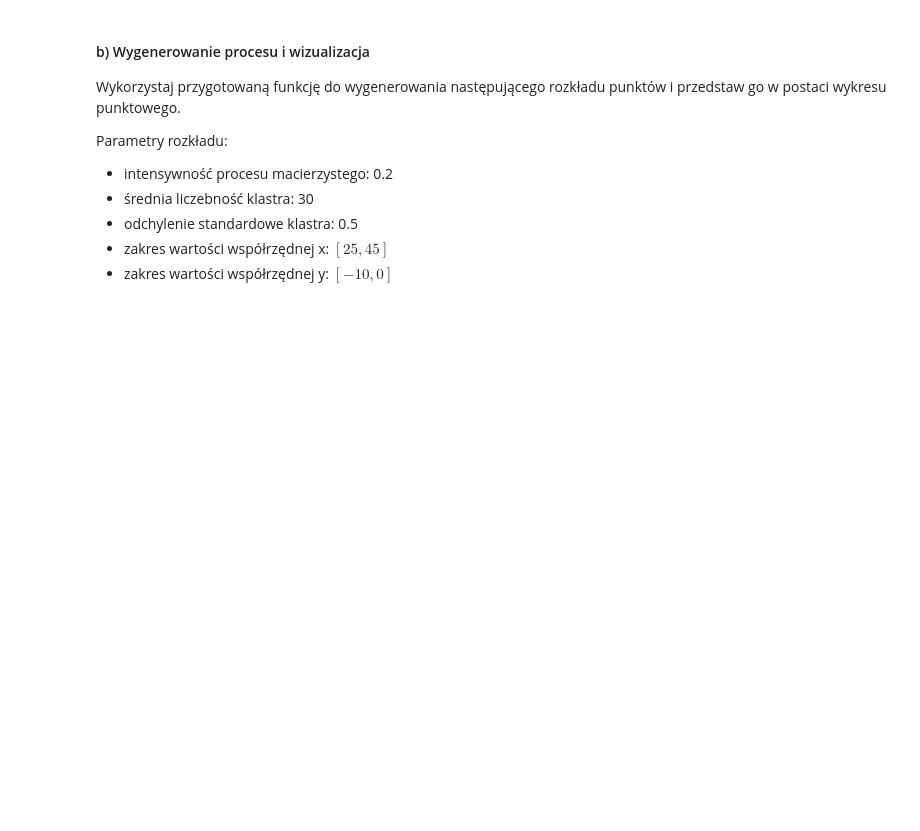
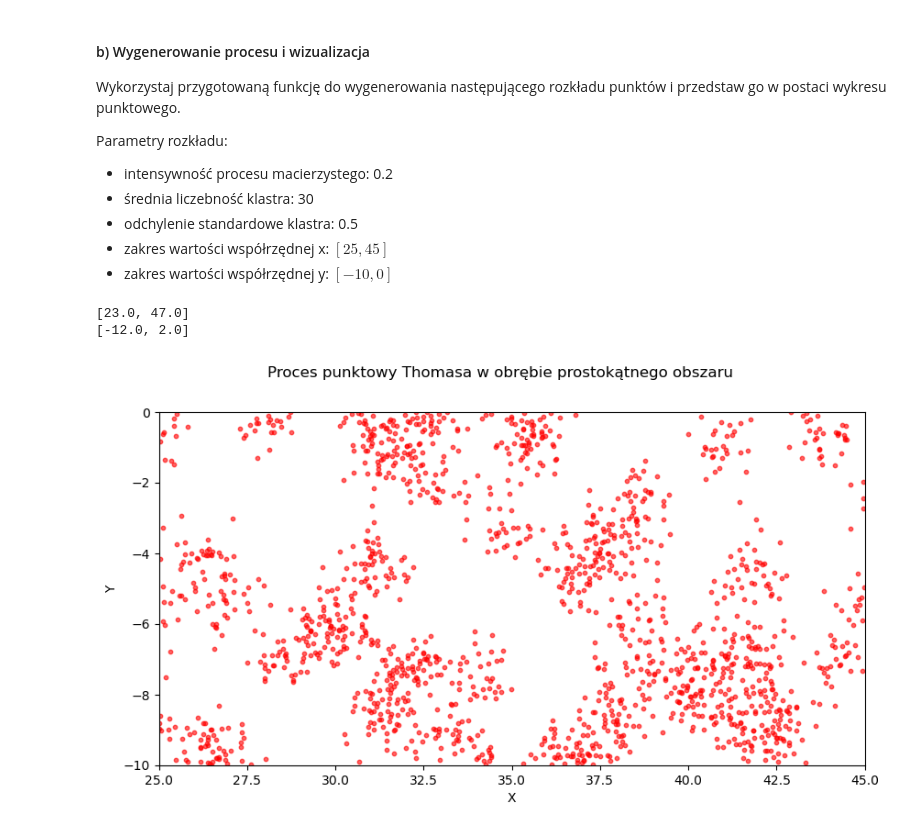
Before and after one commit to ArsBeneMoriendi/analiza_danych_przestrzennych, a Jupyter notebook: ZZ01/ZZ01.ipynb, the cells around one changed output. Saved outputs shown, nothing was run; the diff lists cells and outputs as text; code cells hidden in the pictures; blank space fills up the shorter version.

```diff
--- a/ZZ01/ZZ01.ipynb
+++ b/ZZ01/ZZ01.ipynb
@@ -423,8 +434,8 @@ def thomas_on_rectangle(parent_intensity, mean_cluster_size, cluster_sigma, x_li
     points: DataFrame
         Tablica zawierająca dwie kolumny ze współrzędnymi punktów opisane jako "X" i "Y".
     """
-    bufor_x=[x_lim[0]*cluster_sigma*4,x_lim[1]*cluster_sigma*4]
-    bufor_y=[y_lim[0]*cluster_sigma*4,y_lim[1]*cluster_sigma*4]
+    bufor_x=[x_lim[0]-cluster_sigma*4,x_lim[1]+cluster_sigma*4]
+    bufor_y=[y_lim[0]-cluster_sigma*4,y_lim[1]+cluster_sigma*4]
     print(bufor_x)
     print(bufor_y)
     centers = homogeneous_poisson_on_rectangle(parent_intensity,bufor_x,bufor_y)
@@ -433,8 +444,8 @@ def thomas_on_rectangle(parent_intensity, mean_cluster_size, cluster_sigma, x_li
         x = point[1][0]
         y = point[1][1]
         n_c = np.random.poisson(mean_cluster_size)
-        points_x = [x+sp.stats.uniform.rvs(-1/2*cluster_sigma,cluster_sigma) for _ in range(n_c)]
-        points_y = [y+sp.stats.uniform.rvs(-1/2*cluster_sigma,cluster_sigma) for _ in range(n_c)]
+        points_x = [x+sp.stats.norm.rvs(0,cluster_sigma) for _ in range(n_c)]
+        points_y = [y+sp.stats.norm.rvs(0,cluster_sigma) for _ in range(n_c)]
         points_temp = pd.DataFrame({"X":points_x,"Y":points_y})
         points = pd.concat([points,points_temp])
     points = points[np.all([points["X"]>=x_lim[0], points["X"]<=x_lim[1],points["Y"]>=y_lim[0], points["Y"]<=y_lim[1]], axis=0)]
@@ -469,10 +485,17 @@ Parametry rozkładu:
  - zakres wartości współrzędnej x: $[25, 45]$
  - zakres wartości współrzędnej y: $[-10, 0]$
 # %%
-thomas = thomas_on_rectangle(0.1,42,0.5,[25,45],[-10,0])
+thomas = thomas_on_rectangle(parent_intensity=0.2, mean_cluster_size=30, cluster_sigma=0.5, x_lim=[25, 45], y_lim=[-10, 0])
 
-plt.figure(figsize=(10, 5))
-plt.scatter(h_poisson_visual['X'], h_poisson_visual['Y'], color='green', s=10, alpha=0.5)
-plt.title('Proces punktowy Thomasa w obrębie prostokątnego obszaru')
-plt.xlabel('X')
-plt.ylabel('Y')
+fig, axes = plt.subplots(1,1, figsize = (10,5))
+axes.scatter(thomas['X'], thomas['Y'], color='red', s=10, alpha=0.6)
+fig.suptitle('Proces punktowy Thomasa w obrębie prostokątnego obszaru')
+axes.set_xlabel('X')
+axes.set_ylabel('Y')
+axes.set_xlim(25, 45)
+axes.set_ylim(-10, 0)
+axes.set_aspect(1)
+# %% [output]
+[23.0, 47.0]
+[-12.0, 2.0]
+[figure, added]
```
Also changed, not shown: parts of 5 cells of this notebook.
